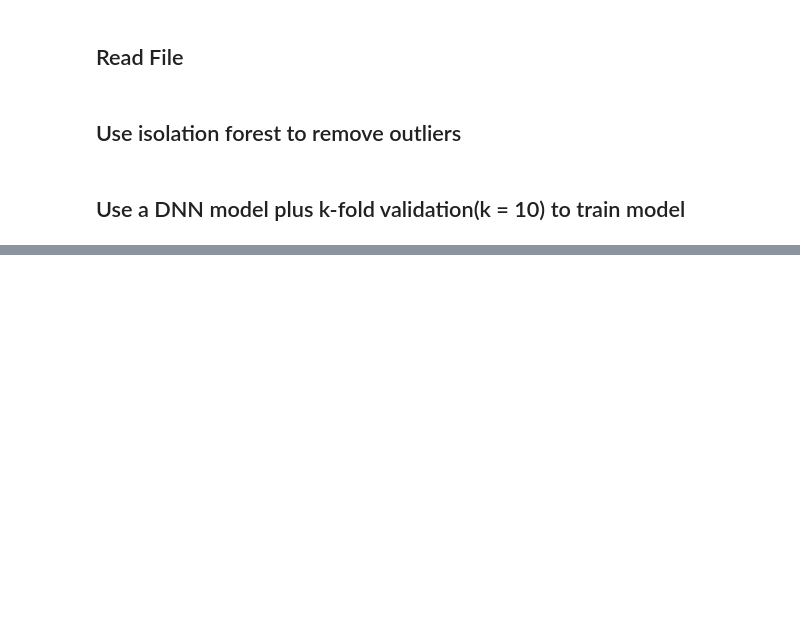
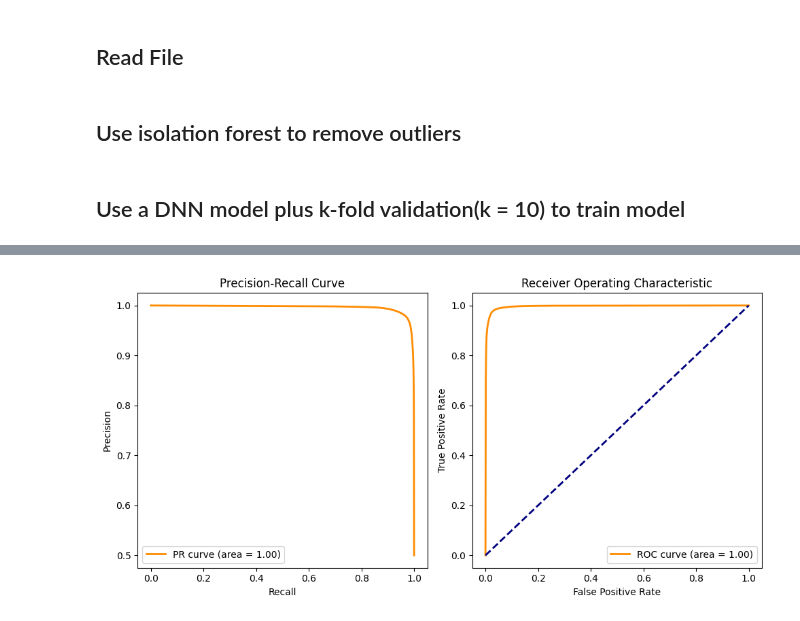
Before and after one commit to NoBugInMyCode/CV_research_project, a Jupyter notebook: ML.ipynb, the cells around one changed output, grey strips where cells are left out. Drawn from its saved outputs; the diff is of its cells as text; code cells hidden in the pictures; blank space fills up the shorter version.

```diff
--- a/ML.ipynb
+++ b/ML.ipynb
@@ -75,0 +129,92 @@ print(f"Mean validation accuracy: {sum(accuracy)/len(accuracy):.4f}")
+# %%
+import numpy as np
+import matplotlib.pyplot as plt
+from sklearn.model_selection import train_test_split
+from sklearn.ensemble import RandomForestClassifier #随机森林模型
+from sklearn.metrics import accuracy_score, classification_report, confusion_matrix
+from sklearn.metrics import precision_recall_curve, roc_curve, auc
+from sklearn.preprocessing import MinMaxScaler
+# 读取文件
+file_path = "CW_project4.txt"
+data = np.loadtxt(file_path)
+
+# 提取最后一列作为y
+y = data[:, -1]
+
+# 修改标签，确保只包含0或1
+y_binary = (y > 0).astype(int)
+
+# 删除最后一列
+x = data[:, :-1]
+
+#归一化（可要可不要）
+# norm = MinMaxScaler()
+# x=norm.fit_transform(x)
+
+# 将数据划分为训练集和测试集
+X_train, X_test, y_train, y_test = train_test_split(x, y_binary, train_size=0.8, test_size=0.2)
+
+# 随机森林模型（模型在这里改）
+model = RandomForestClassifier(n_estimators=100, random_state=0, verbose=2, n_jobs=4)  # 100棵树，打印状态，4个核心并行
+model.fit(X_train, y_train)  # 训练模型
+preds = model.predict(X_test)  # 进行预测
+
+# 计算准确率
+accuracy = accuracy_score(y_test, preds)
+print("准确率：", accuracy)
+
+# 打印分类报告，包括精确度、召回率、F1分数等
+report = classification_report(y_test, preds)
+print("分类报告：\n", report)
+
+# 计算 Precision-Recall
+precision, recall, _ = precision_recall_curve(y_test, model.predict_proba(X_test)[:, 1])
+pr_auc = auc(recall, precision)
+
+# 计算 ROC
+fpr, tpr, _ = roc_curve(y_test, model.predict_proba(X_test)[:, 1])
+roc_auc = auc(fpr, tpr)
+
+# 画 PR 曲线
+plt.figure(figsize=(10, 5))
+plt.subplot(1, 2, 1)
+plt.plot(recall, precision, color='darkorange', lw=2, label='PR curve (area = {:.2f})'.format(pr_auc))
+plt.xlabel('Recall')
+plt.ylabel('Precision')
+plt.title('Precision-Recall Curve')
+plt.legend(loc='best')
+
+# 画 ROC 曲线
+plt.subplot(1, 2, 2)
+plt.plot(fpr, tpr, color='darkorange', lw=2, label='ROC curve (area = {:.2f})'.format(roc_auc))
+plt.plot([0, 1], [0, 1], color='navy', lw=2, linestyle='--')
+plt.xlabel('False Positive Rate')
+plt.ylabel('True Positive Rate')
+plt.title('Receiver Operating Characteristic')
+plt.legend(loc='best')
+
+plt.tight_layout()
+plt.show()
+
+#计算混淆矩阵
+conf_matrix = confusion_matrix(y_test, preds)
+
+# 画混淆矩阵
+plt.figure(figsize=(6, 4))
+plt.imshow(conf_matrix, interpolation='nearest', cmap=plt.cm.Blues)
+plt.title('Confusion Matrix')
+plt.colorbar()
+classes = ["Background", "Signal"]
+tick_marks = np.arange(len(classes))
+plt.xticks(tick_marks, classes)
+plt.yticks(tick_marks, classes)
+plt.xlabel('Predicted Label')
+plt.ylabel('True Label')
+thresh = conf_matrix.max() / 2.
+for i in range(conf_matrix.shape[0]):
+    for j in range(conf_matrix.shape[1]):
+        plt.text(j, i, format(conf_matrix[i, j], 'd'), ha="center", va="center", color="white" if conf_matrix[i, j] > thresh else "black")
+
+plt.tight_layout()
+plt.show()
+# %% [output]
@@ -75,0 +277 @@ print(f"Mean validation accuracy: {sum(accuracy)/len(accuracy):.4f}")
+[figure, added]
```
Also changed, not shown: parts of 3 cells of this notebook.
